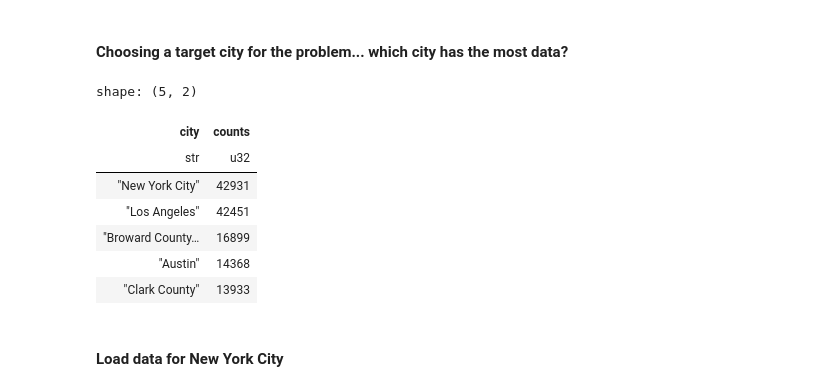
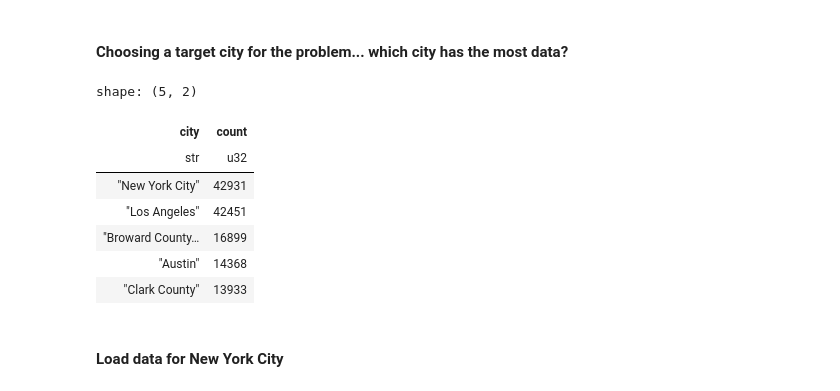
Before and after one commit to bfeif/personal-website, a Jupyter notebook: code/notebooks/feature-engineering-with-just-latitude-and-longitude.ipynb, the cells around one changed output. Saved outputs shown, nothing was run; the diff lists cells and outputs as text; code cells hidden in the pictures.

```diff
--- a/code/notebooks/feature-engineering-with-just-latitude-and-longitude.ipynb
+++ b/code/notebooks/feature-engineering-with-just-latitude-and-longitude.ipynb
@@ -37,14 +77,14 @@ GEOHASH_PRECISION = 6
 # %%
 (
     pl.read_csv("../data/AB_US_2023.csv")
     ["city"]
     .value_counts()
-    .sort(by="counts", descending=True)
+    .sort(by="count", descending=True)
     .head(5)
 )
 # %% [output]
 shape: (5, 2)
-| city | counts |
+| city | count |
 | str | u32 |
 | "New York City" | 42931 |
 | "Los Angeles" | 42451 |
```
Also changed, not shown: parts of 27 cells of this notebook, 8 other files.
